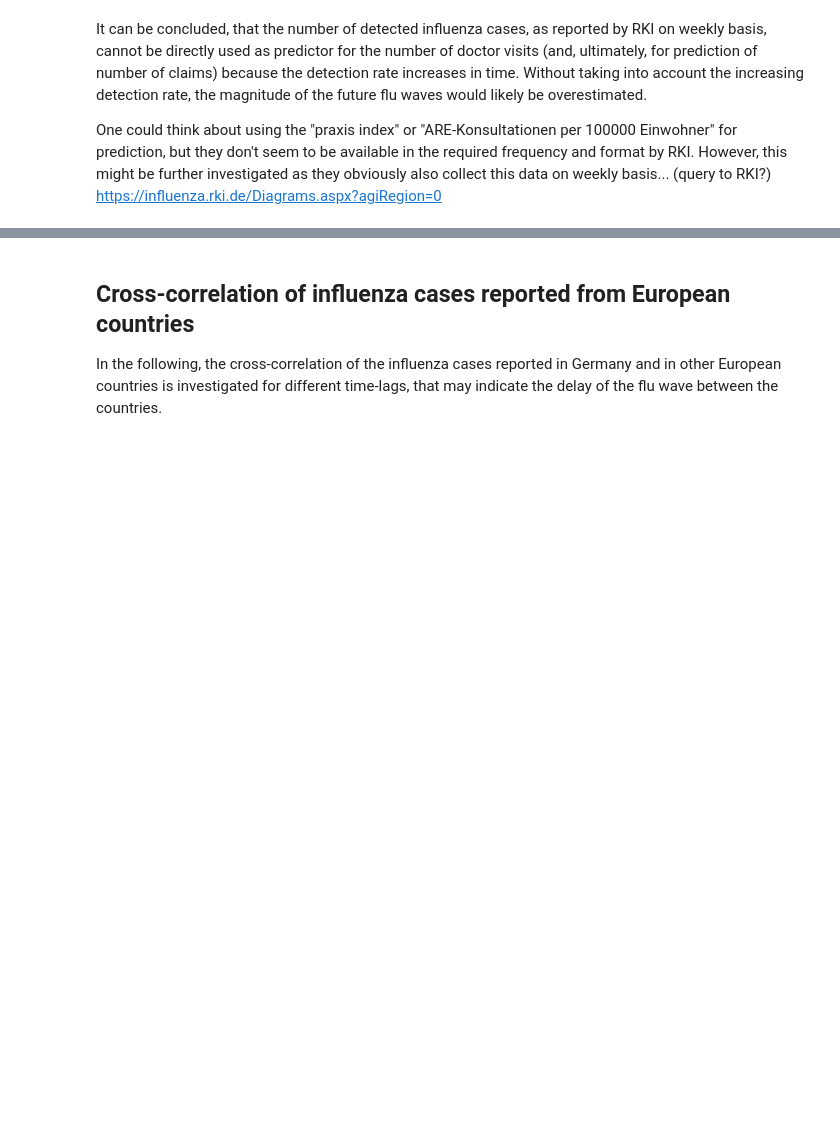
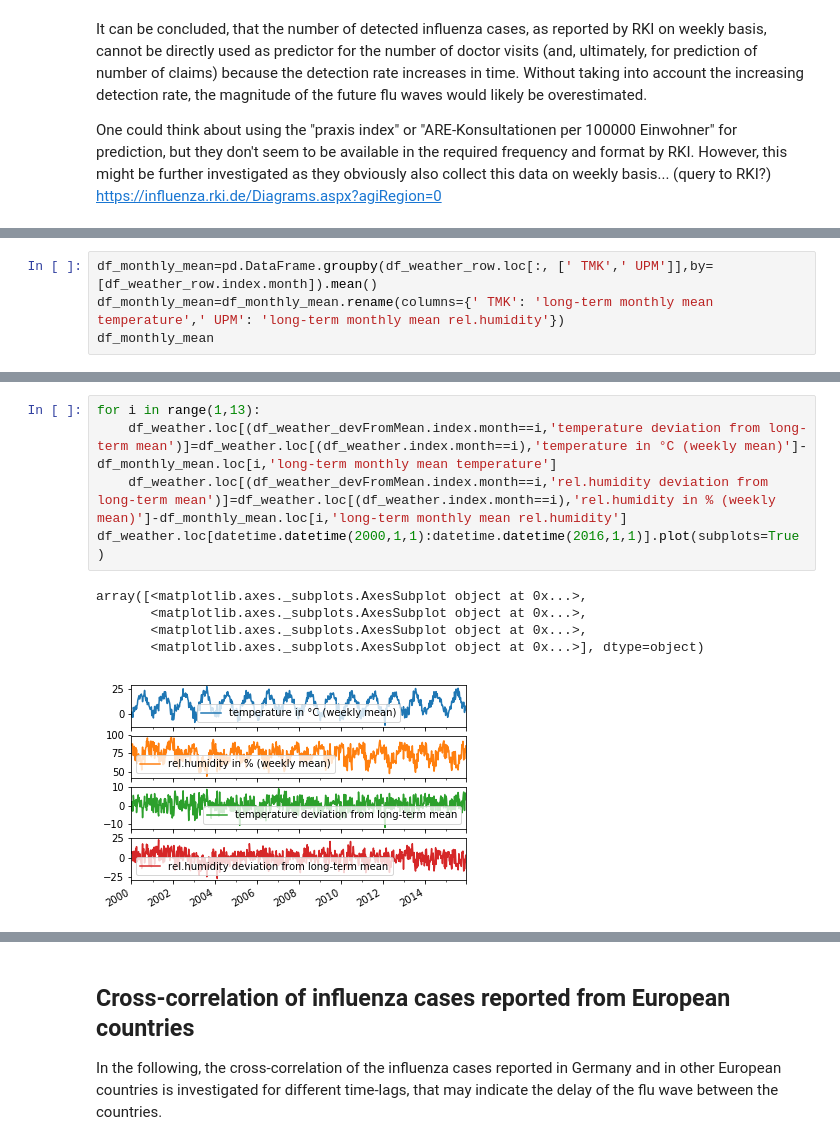
Before and after one commit to kilian-zwirglmaier/Capstone-FluWavePrediction, a Jupyter notebook: DataAnalysis.ipynb, the cells around one changed output, grey strips where cells are left out. Saved outputs shown, nothing was run; the diff lists cells and outputs as text; blank space fills up the shorter version.

```diff
--- a/DataAnalysis.ipynb
+++ b/DataAnalysis.ipynb
@@ -281,0 +327,4 @@ df_weather.tail()
+# %%
+df_monthly_mean=pd.DataFrame.groupby(df_weather_row.loc[:, [' TMK',' UPM']],by=[df_weather_row.index.month]).mean()
+df_monthly_mean=df_monthly_mean.rename(columns={' TMK': 'long-term monthly mean temperature',' UPM': 'long-term monthly mean rel.humidity'})
+df_monthly_mean
@@ -281,0 +346,11 @@ df_weather.tail()
+# %%
+for i in range(1,13):
+    df_weather.loc[(df_weather_devFromMean.index.month==i,'temperature deviation from long-term mean')]=df_weather.loc[(df_weather.index.month==i),'temperature in °C (weekly mean)']-df_monthly_mean.loc[i,'long-term monthly mean temperature']
+    df_weather.loc[(df_weather_devFromMean.index.month==i,'rel.humidity deviation from long-term mean')]=df_weather.loc[(df_weather.index.month==i),'rel.humidity in % (weekly mean)']-df_monthly_mean.loc[i,'long-term monthly mean rel.humidity']
+df_weather.loc[datetime.datetime(2000,1,1):datetime.datetime(2016,1,1)].plot(subplots=True)
+# %% [output]
+array([<matplotlib.axes._subplots.AxesSubplot object at 0x...>,
+       <matplotlib.axes._subplots.AxesSubplot object at 0x...>,
+       <matplotlib.axes._subplots.AxesSubplot object at 0x...>,
+       <matplotlib.axes._subplots.AxesSubplot object at 0x...>], dtype=object)
+[figure, added]
```
Also changed, not shown: parts of 13 cells of this notebook.
